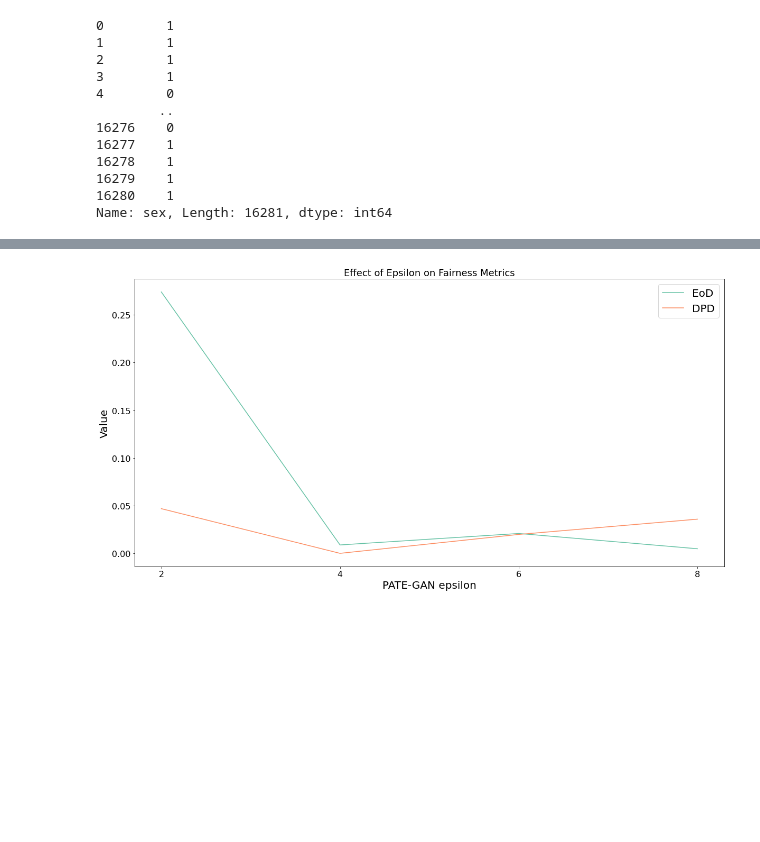
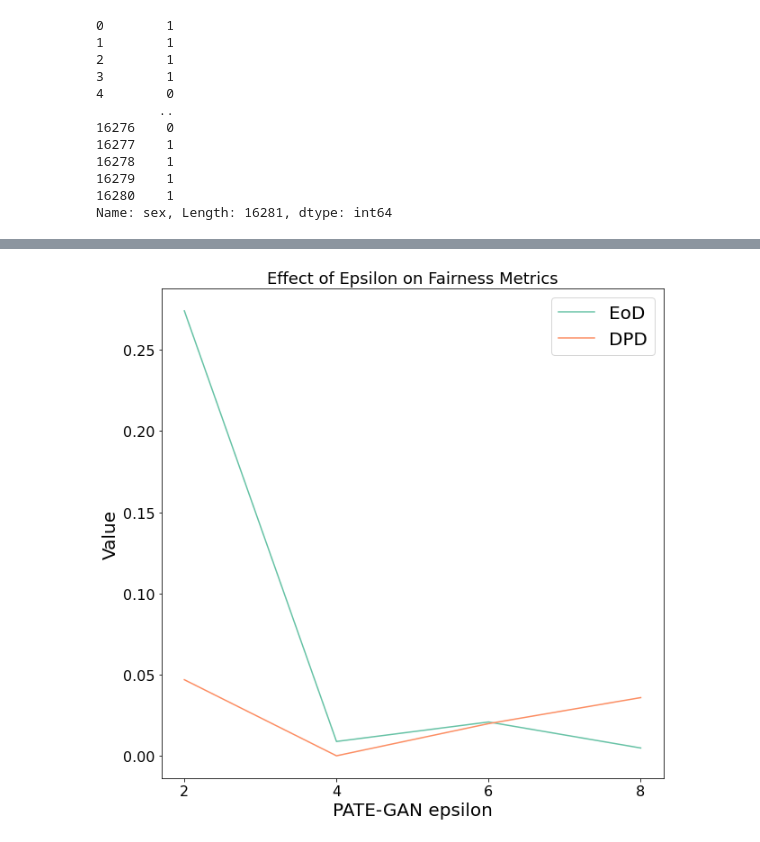
Before and after one commit to rudrakshkapil/CMPUT622-Project, a Jupyter notebook: Analysis.ipynb, the cells around one changed output, grey strips where cells are left out. Cells and saved outputs as stored; diff of their text form; code cells hidden in the pictures; blank space fills up the shorter version.

```diff
--- a/Analysis.ipynb
+++ b/Analysis.ipynb
@@ -879,14 +844,14 @@ d2 ={
         }
 df5= pd.DataFrame(d2)
 # %%
-plt.figure(figsize=(20, 10))
+plt.figure(figsize=(10, 10))
 sns.lineplot(y="Value", x="PATE-GAN epsilon", hue= "Metric",  data=df5, palette="Set2")
 plt.title('Effect of Epsilon on Fairness Metrics', fontsize=18)
 plt.xticks(fontsize=16)
 plt.yticks(fontsize=16)
 plt.xlabel("PATE-GAN epsilon",fontsize=20)
 plt.ylabel("Value",fontsize=20)
 plt.legend(loc="upper right", frameon=True, fontsize= 20)
 plt.savefig("a2.pdf")
 # %% [output]
-[figure, old version]
+[figure, new version]
```
Also changed, not shown: parts of 31 cells of this notebook.
